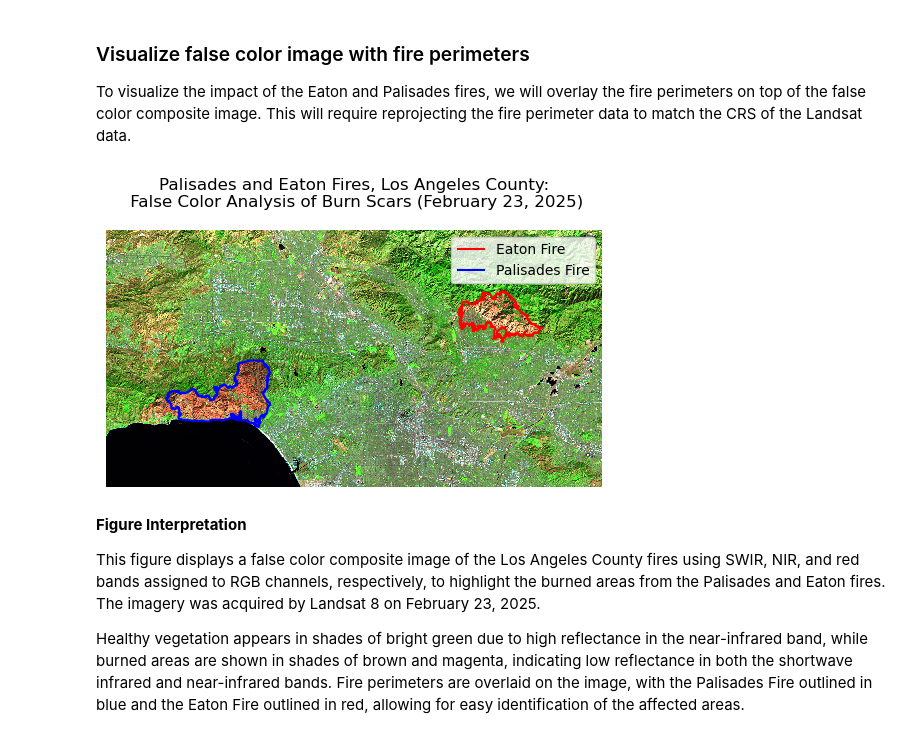
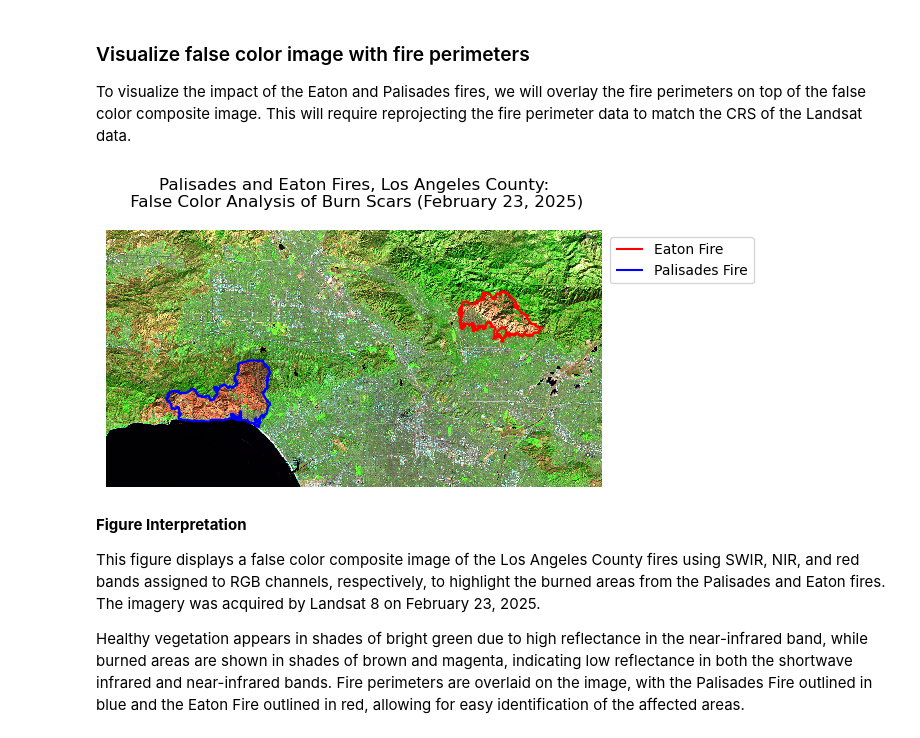
Before and after one commit to hylaea-miller/hylaea-miller.github.io, a Jupyter notebook: posts/220-blog-post/social-dimensions.ipynb, the cells around one changed output. Drawn from its saved outputs; the diff is of its cells as text; code cells hidden in the pictures.

```diff
--- a/posts/220-blog-post/social-dimensions.ipynb
+++ b/posts/220-blog-post/social-dimensions.ipynb
@@ -53,7 +53,8 @@ import geopandas as gpd
 import contextily as ctx
 
 # Load Landsat data from NetCDF file
-landsat = xr.open_dataset("data/landsat8-2025-02-23-palisades-eaton.nc")
+fp = os.path.join("data", "landsat8-2025-02-23-palisades-eaton.nc")
+landsat = xr.open_dataset(fp)
 
 # Load Eaton perimeter shapefile
 fp = os.path.join('data', 'Eaton_Perimeter_20250121.shp')
@@ -146,15 +146,15 @@ palisades = palisades.to_crs(landsat.rio.crs)
 # %%
 # Plot false color image with fire perimeters
 fig, ax = plt.subplots()
 landsat[['swir22', 'nir08', 'red']].to_array().fillna(0).plot.imshow(ax=ax, robust=True)
 eaton.boundary.plot(ax=ax, edgecolor='red', label='Eaton Fire')
 palisades.boundary.plot(ax=ax, edgecolor='blue', label='Palisades Fire')
 ax.set_title('Palisades and Eaton Fires, Los Angeles County:\n False Color Analysis of Burn Scars (February 23, 2025)')
-ax.legend()
+ax.legend(bbox_to_anchor=(1.32, 1.0))
 ax.axis('off')
 plt.show()
 # %% [output]
-[figure, old version]
+[figure, new version]
 # %% [markdown]
 **Figure Interpretation**
 
```
Also changed, not shown: parts of 6 cells of this notebook, 14 other files.
